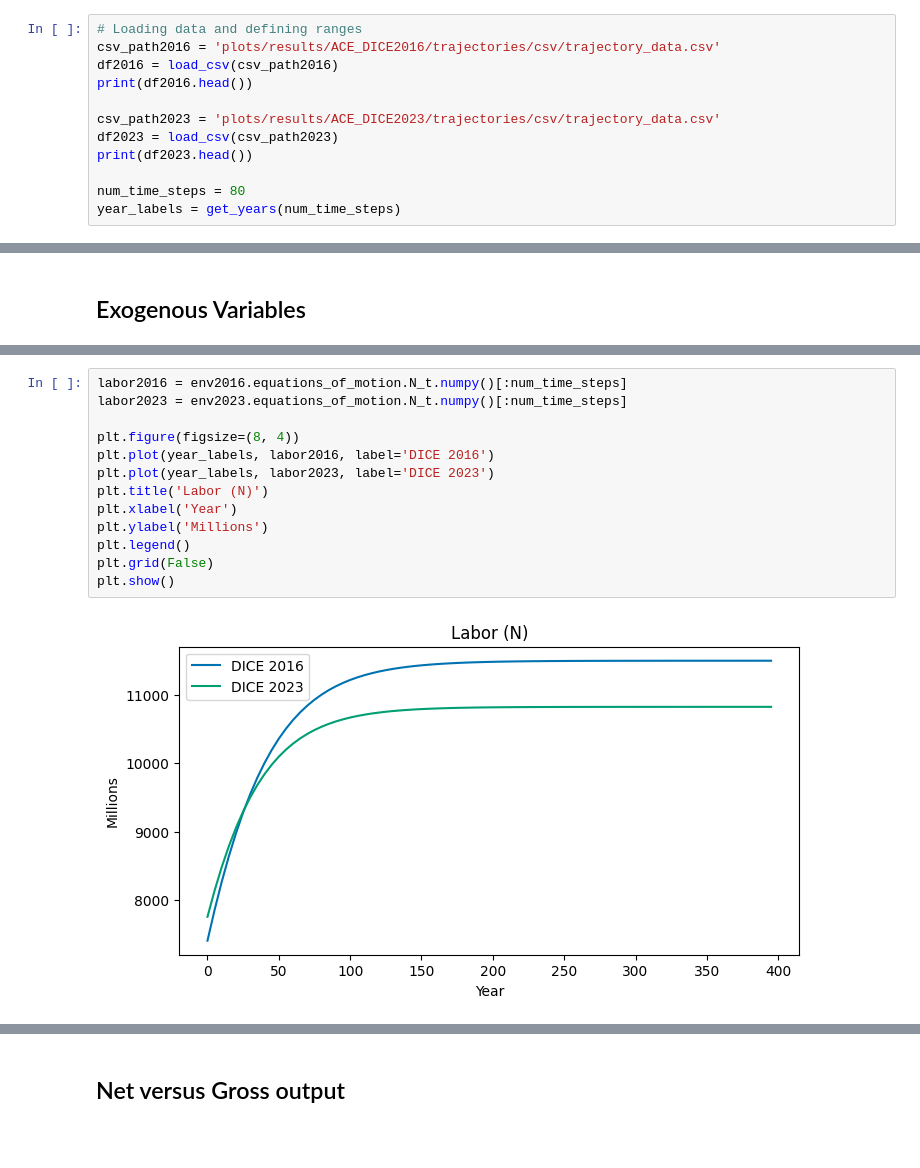
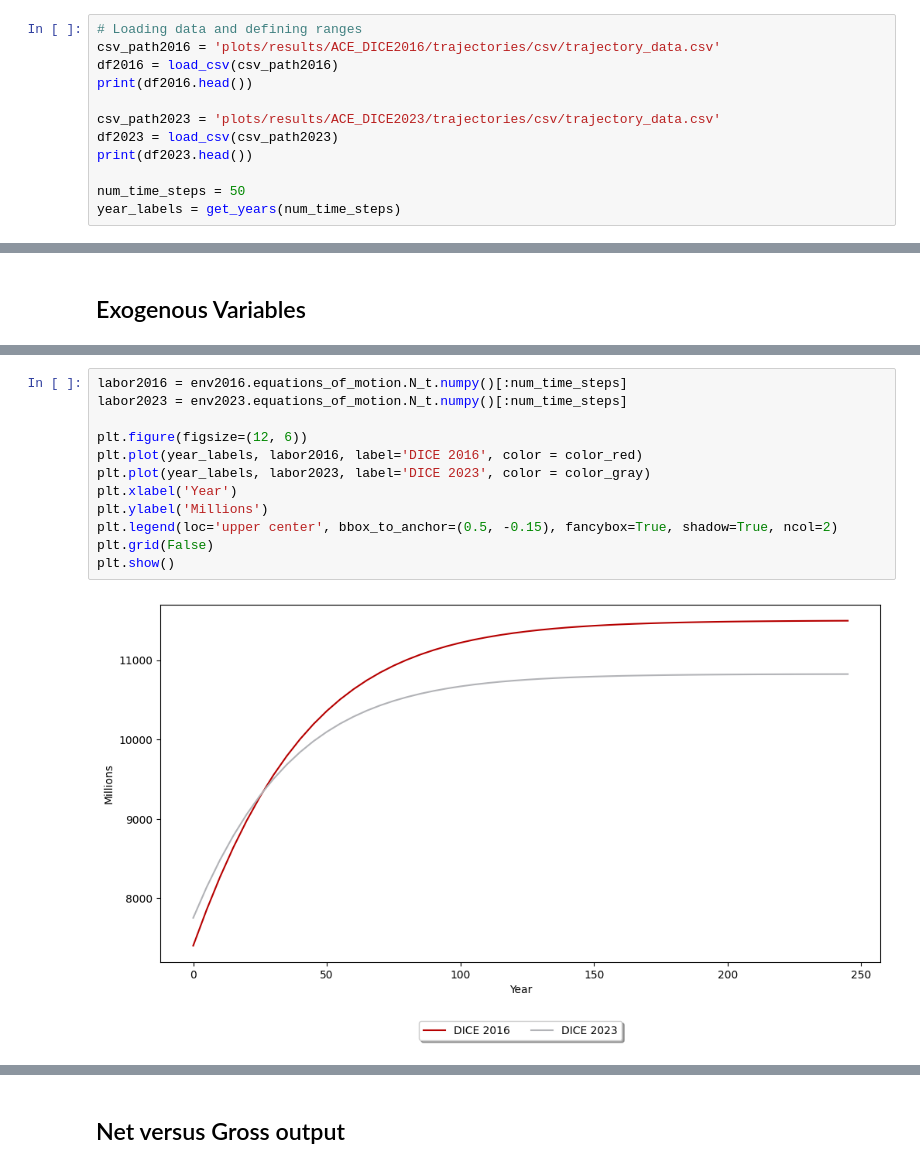
Before and after one commit to hermanvest/DNN-for-ACE, a Jupyter notebook: plotting/thesis_results.ipynb, the cells around one changed output, grey strips where cells are left out. Drawn from its saved outputs; the diff is of its cells as text; blank space fills up the shorter version.

```diff
--- a/plotting/thesis_results.ipynb
+++ b/plotting/thesis_results.ipynb
@@ -61,7 +61,7 @@ csv_path2023 = 'plots/results/ACE_DICE2023/trajectories/csv/trajectory_data.csv'
 df2023 = load_csv(csv_path2023)
 print(df2023.head())
 
-num_time_steps = 80
+num_time_steps = 50
 year_labels = get_years(num_time_steps)
 # %% [output]
         k_t       M_1_t      M_2_t      M_3_t   tau_1_t   tau_2_t    t  \
@@ -471,18 +469,17 @@ plt.show()
 # %%
 labor2016 = env2016.equations_of_motion.N_t.numpy()[:num_time_steps]
 labor2023 = env2023.equations_of_motion.N_t.numpy()[:num_time_steps]
 
-plt.figure(figsize=(8, 4))
-plt.plot(year_labels, labor2016, label='DICE 2016')
-plt.plot(year_labels, labor2023, label='DICE 2023')
-plt.title('Labor (N)')
+plt.figure(figsize=(12, 6))
+plt.plot(year_labels, labor2016, label='DICE 2016', color = color_red)
+plt.plot(year_labels, labor2023, label='DICE 2023', color = color_gray)
 plt.xlabel('Year')
 plt.ylabel('Millions')
-plt.legend()
+plt.legend(loc='upper center', bbox_to_anchor=(0.5, -0.15), fancybox=True, shadow=True, ncol=2)
 plt.grid(False)
 plt.show()
 # %% [output]
-[figure, old version]
+[figure, new version]
 # %%
 tfp2016 = env2016.equations_of_motion.A_t.numpy()[:num_time_steps]
 tfp2023 = env2023.equations_of_motion.A_t.numpy()[:num_time_steps]
```
Also changed, not shown: parts of 23 cells of this notebook, 42 other files.
